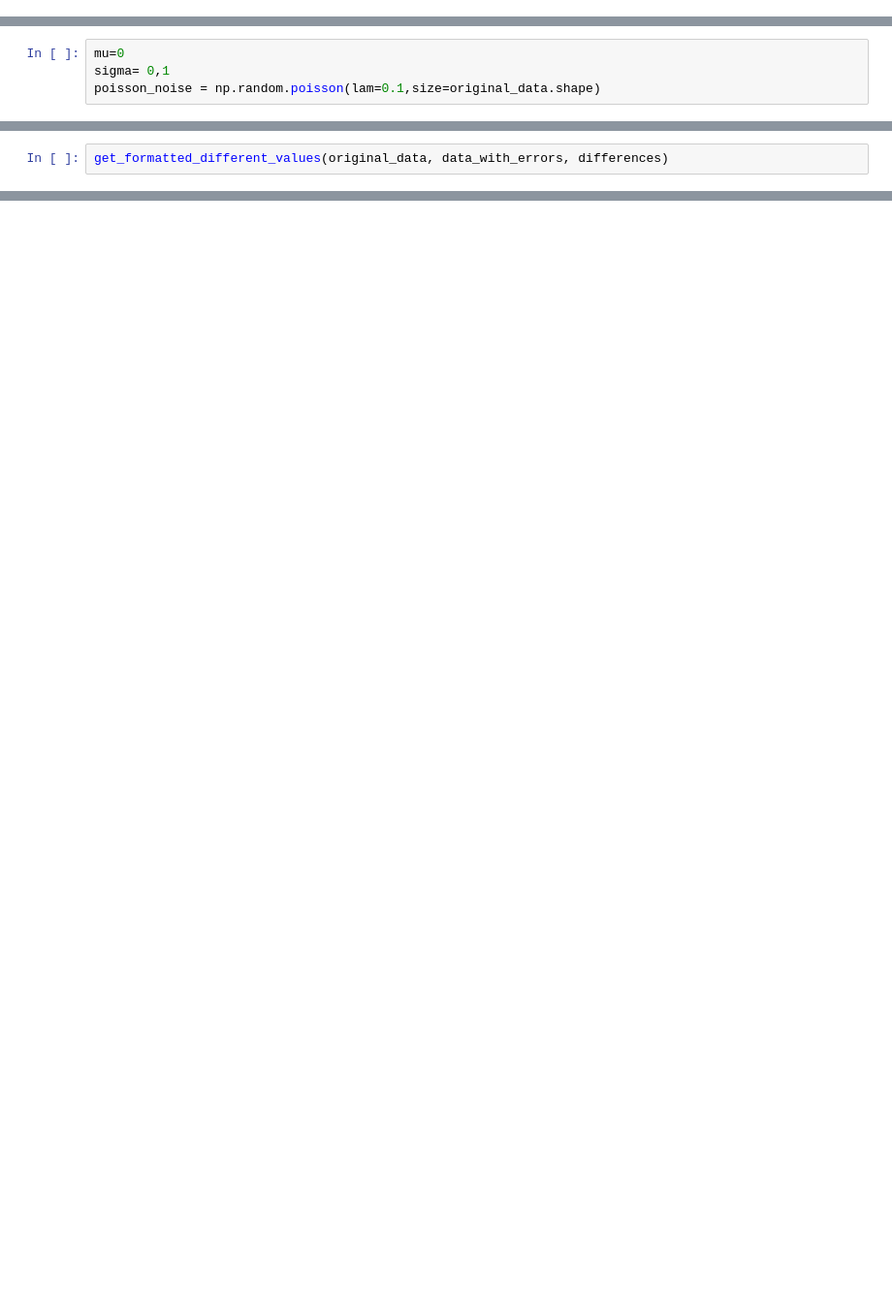
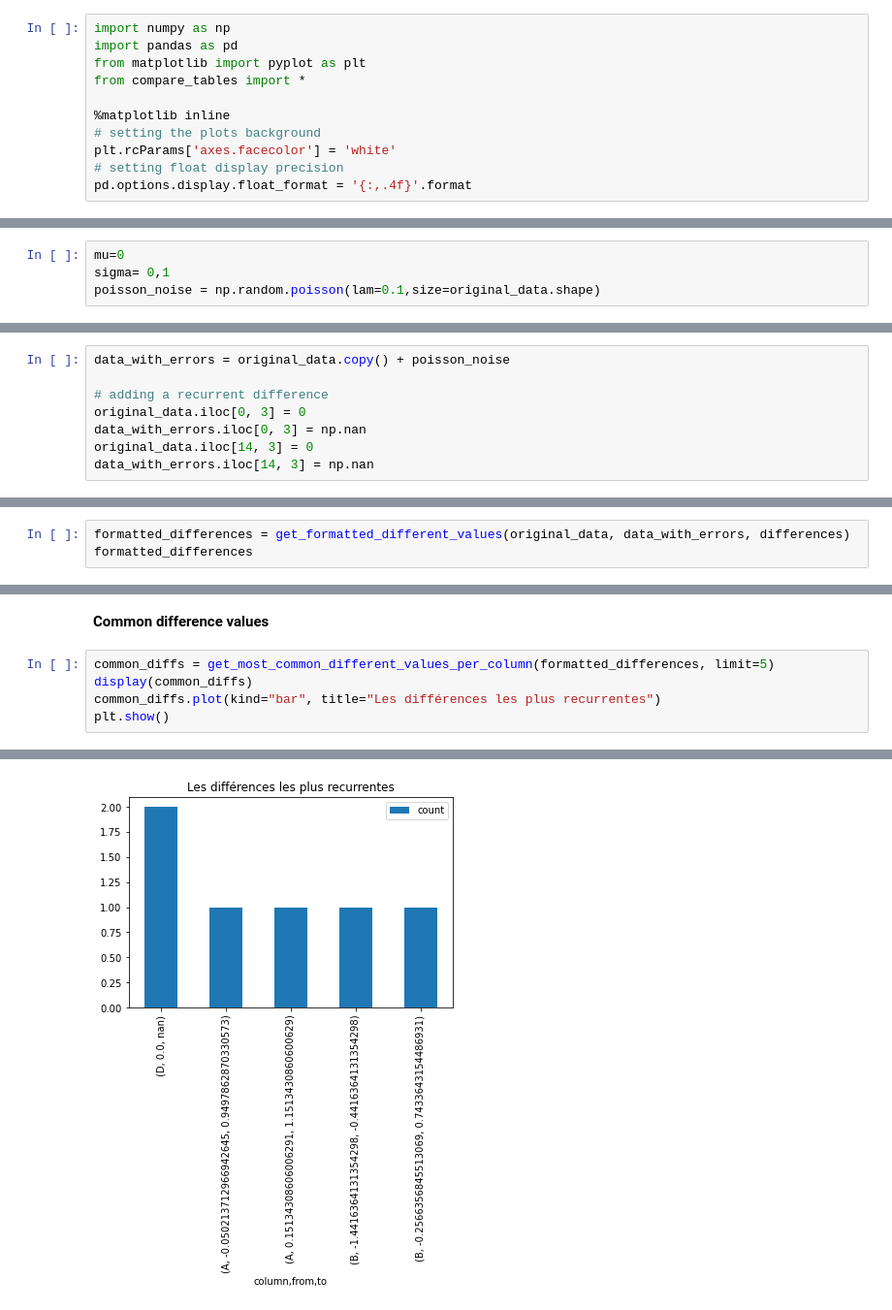
Before and after one commit to youarhache/compare_tables, a Jupyter notebook: client_notebook.ipynb, the cells around one changed output, grey strips where cells are left out. Shown at 97% size. Saved outputs shown, nothing was run; the diff lists cells and outputs as text; blank space fills up the shorter version.

Commit message:
most common differences and differences per row

```diff
--- a/client_notebook.ipynb
+++ b/client_notebook.ipynb
@@ -4,0 +1,11 @@ from compare_tables import *
+# %%
+import numpy as np
+import pandas as pd
+from matplotlib import pyplot as plt
+from compare_tables import *
+
+%matplotlib inline
+# setting the plots background
+plt.rcParams['axes.facecolor'] = 'white'
+# setting float display precision
+pd.options.display.float_format = '{:,.4f}'.format
@@ -17,0 +32,8 @@ data_with_errors = original_data.copy() + poisson_noise
+# %%
+data_with_errors = original_data.copy() + poisson_noise
+
+# adding a recurrent difference
+original_data.iloc[0, 3] = 0
+data_with_errors.iloc[0, 3] = np.nan
+original_data.iloc[14, 3] = 0
+data_with_errors.iloc[14, 3] = np.nan
@@ -21,2 +95,3 @@ get_column_difference_percentages(differences, original_data.dtypes)
 # %%
-get_formatted_different_values(original_data, data_with_errors, differences)
+formatted_differences = get_formatted_different_values(original_data, data_with_errors, differences)
+formatted_differences
@@ -22,0 +112,8 @@ get_formatted_different_values(original_data, data_with_errors, differences)
+# %% [markdown]
+**Common difference values**
+# %%
+common_diffs = get_most_common_different_values_per_column(formatted_differences, limit=5)
+display(common_diffs)
+common_diffs.plot(kind="bar", title="Les différences les plus recurrentes")
+plt.show()
+# %% [output]
@@ -22,0 +127 @@ get_formatted_different_values(original_data, data_with_errors, differences)
+[figure, added]
```
Also changed, not shown: parts of 16 cells of this notebook, 2 other files.
